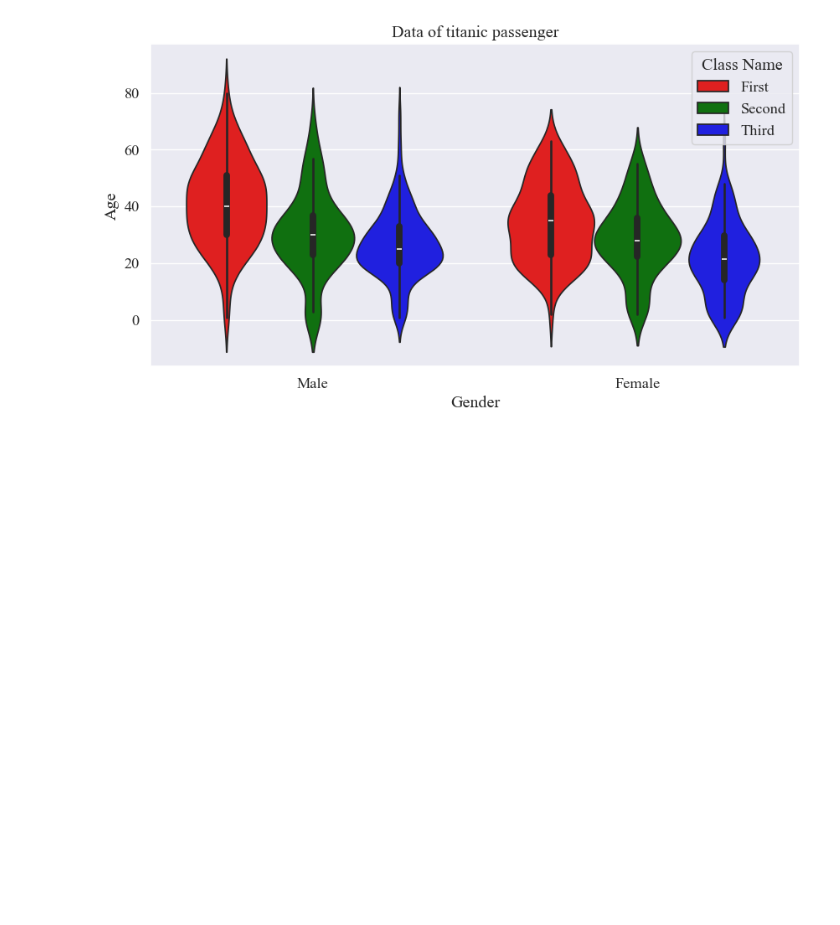
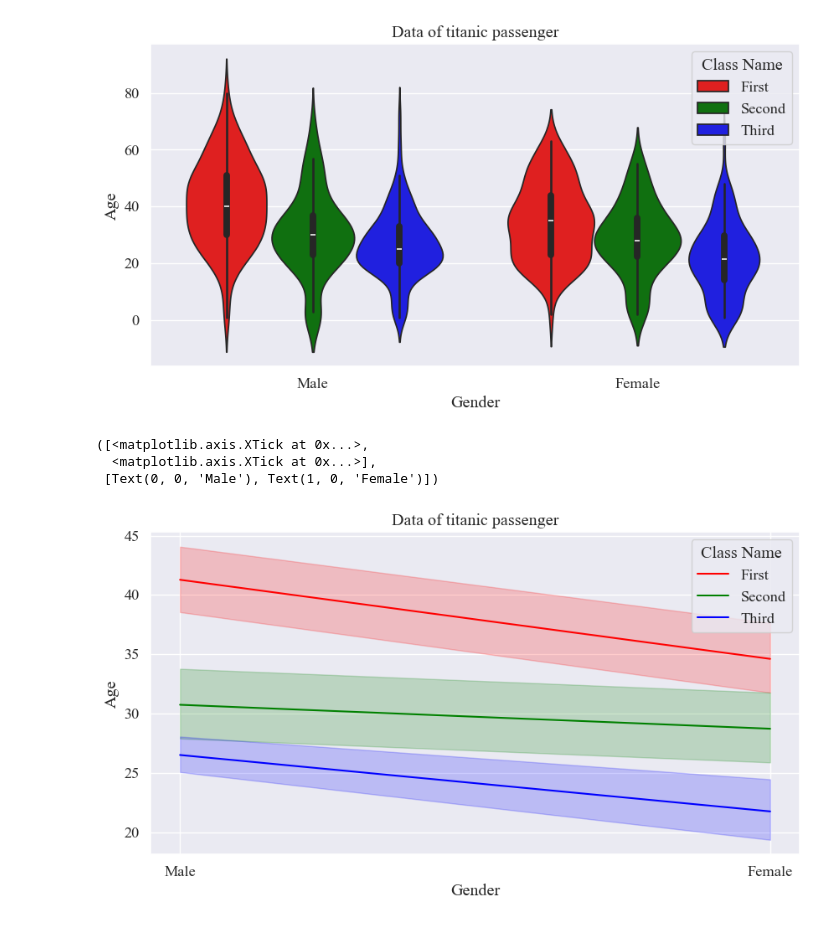
Before and after one commit to summaiyazafar/Learning, a Jupyter notebook: Practice/Python/Data_Visualization/Data_Visualization_Part_2.ipynb, the cells around one changed output. Drawn from its saved outputs; the diff is of its cells as text; code cells hidden in the pictures; blank space fills up the shorter version.

Commit message:
Data_Viz_work

```diff
--- a/Practice/Python/Data_Visualization/Data_Visualization_Part_2.ipynb
+++ b/Practice/Python/Data_Visualization/Data_Visualization_Part_2.ipynb
@@ -173,3 +173,21 @@ plt.xticks(ticks=[0,1], labels=['Male', 'Female'], rotation=360)
   <matplotlib.axis.XTick at 0x...>],
  [Text(0, 0, 'Male'), Text(1, 0, 'Female')])
 [figure]
+# %%
+sns.set_theme(style='darkgrid', font_scale=1.2, font='Times New Roman')
+plt.figure(figsize=(10,5))
+info={'First':'red', 'Second':'green', 'Third':'blue'}
+sns.lineplot(data=df, x='sex', y='age', hue='class', palette=info)
+#labels
+plt.xlabel('Gender')
+plt.ylabel('Age')
+plt.title('Data of titanic passenger')
+#legends
+plt.legend(loc='upper right', title='Class Name')
+#change the x-ticks name:
+plt.xticks(ticks=[0,1], labels=['Male', 'Female'], rotation=360)
+# %% [output]
+([<matplotlib.axis.XTick at 0x...>,
+  <matplotlib.axis.XTick at 0x...>],
+ [Text(0, 0, 'Male'), Text(1, 0, 'Female')])
+[figure, added]
```
Also changed, not shown: parts of 2 cells of this notebook, 1 other file.
